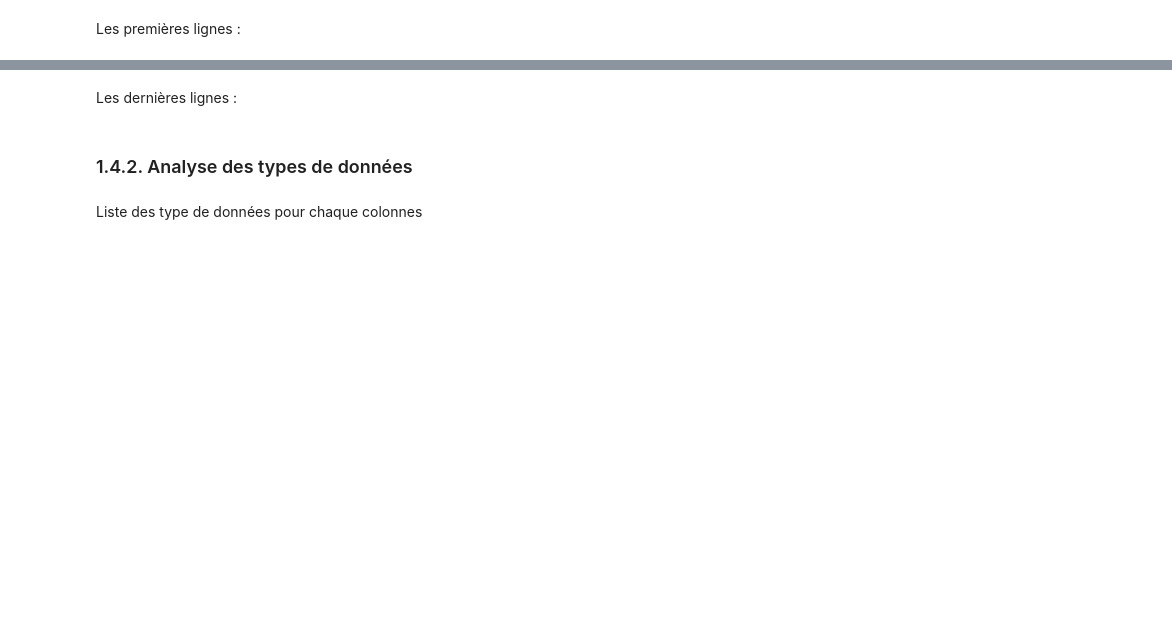
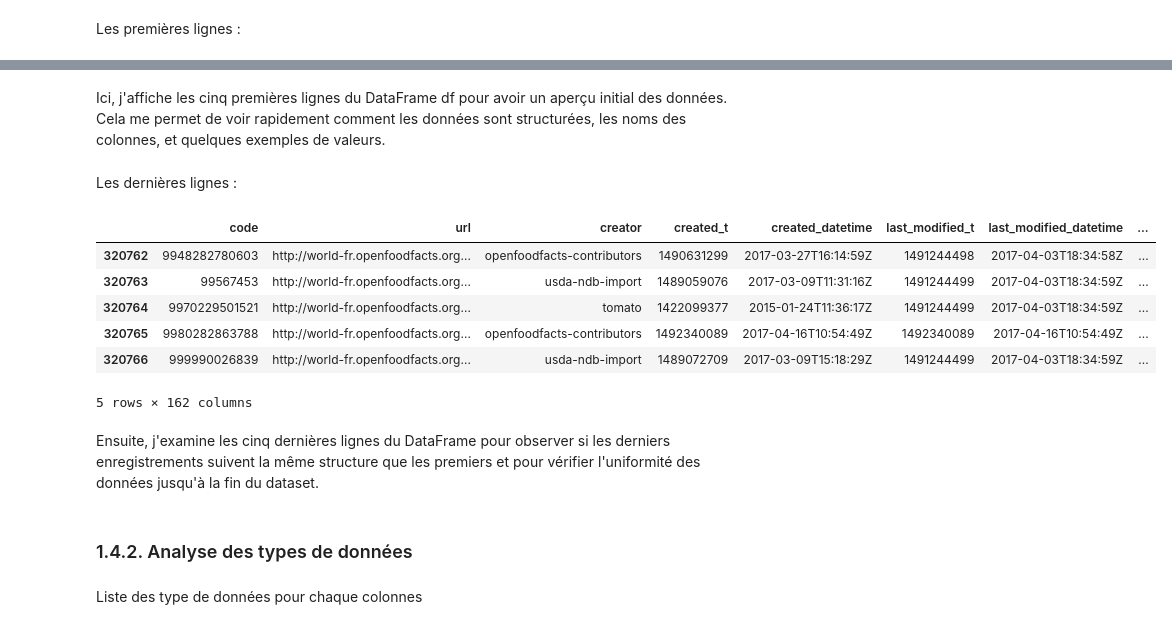
Before and after one commit to CYBA7K2M-DATAPROJ/prepare_data_for_public_health_agency, a Jupyter notebook: Fusilier_Antoine_1_notebook_112023.ipynb, the cells around one changed output, grey strips where cells are left out. Cells and saved outputs as stored; diff of their text form; code cells hidden in the pictures; blank space fills up the shorter version.

```diff
--- a/Fusilier_Antoine_1_notebook_112023.ipynb
+++ b/Fusilier_Antoine_1_notebook_112023.ipynb
@@ -66,2 +103,4 @@ df.head()
+# %% [markdown]
+Ici, j'affiche les cinq premières lignes du DataFrame df pour avoir un aperçu initial des données. Cela me permet de voir rapidement comment les données sont structurées, les noms des colonnes, et quelques exemples de valeurs.
 # %% [markdown]
 Les dernières lignes :
@@ -70,3 +107,15 @@ df.tail()
+# %%
+dfs['load_data_130'].tail()
+# %% [output]
+|  | code | url | creator | created_t | created_datetime | last_modified_t | last_modified_datetime | ... |
+| 320762 | 9948282780603 | http://world-fr.openfoodfacts.org... | openfoodfacts-contributors | 1490631299 | 2017-03-27T16:14:59Z | 1491244498 | 2017-04-03T18:34:58Z | ... |
+| 320763 | 99567453 | http://world-fr.openfoodfacts.org... | usda-ndb-import | 1489059076 | 2017-03-09T11:31:16Z | 1491244499 | 2017-04-03T18:34:59Z | ... |
+| 320764 | 9970229501521 | http://world-fr.openfoodfacts.org... | tomato | 1422099377 | 2015-01-24T11:36:17Z | 1491244499 | 2017-04-03T18:34:59Z | ... |
+| 320765 | 9980282863788 | http://world-fr.openfoodfacts.org... | openfoodfacts-contributors | 1492340089 | 2017-04-16T10:54:49Z | 1492340089 | 2017-04-16T10:54:49Z | ... |
+| 320766 | 999990026839 | http://world-fr.openfoodfacts.org... | usda-ndb-import | 1489072709 | 2017-03-09T15:18:29Z | 1491244499 | 2017-04-03T18:34:59Z | ... |
+5 rows × 162 columns
+# %% [markdown]
+Ensuite, j'examine les cinq dernières lignes du DataFrame pour observer si les derniers enregistrements suivent la même structure que les premiers et pour vérifier l'uniformité des données jusqu'à la fin du dataset.
 # %% [markdown]
 ### 1.4.2. Analyse des types de données
 # %% [markdown]
```
Also changed, not shown: parts of 110 cells of this notebook.
